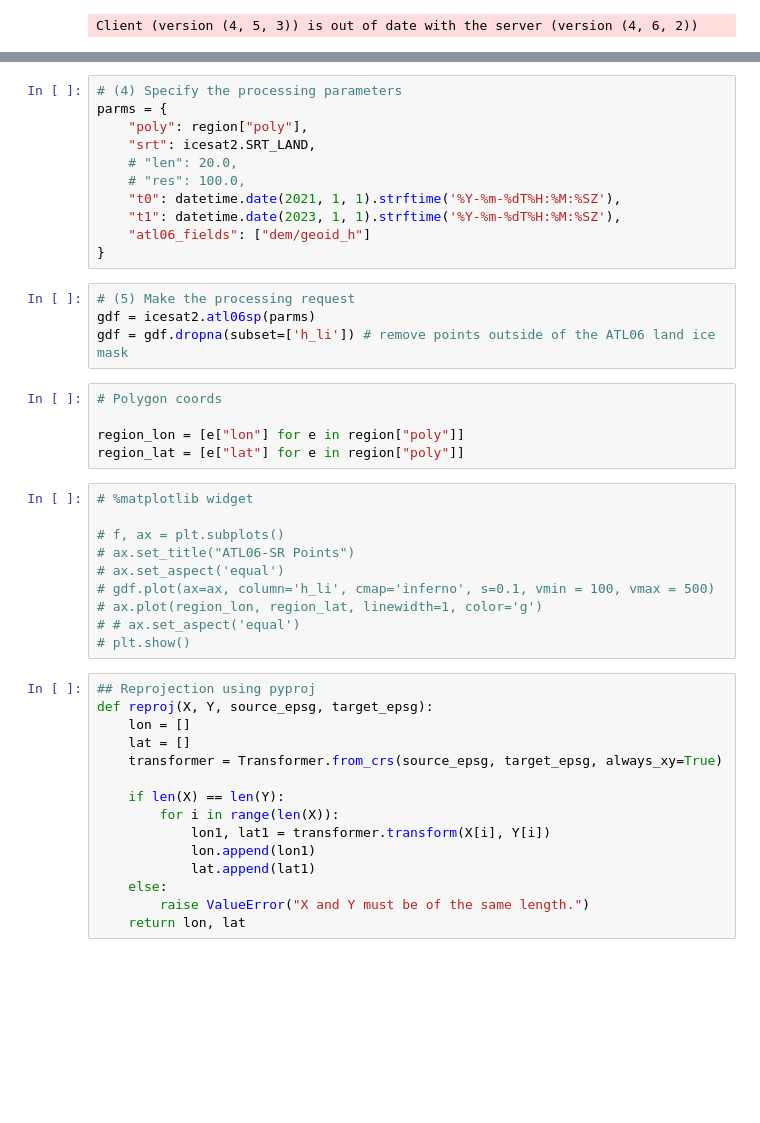
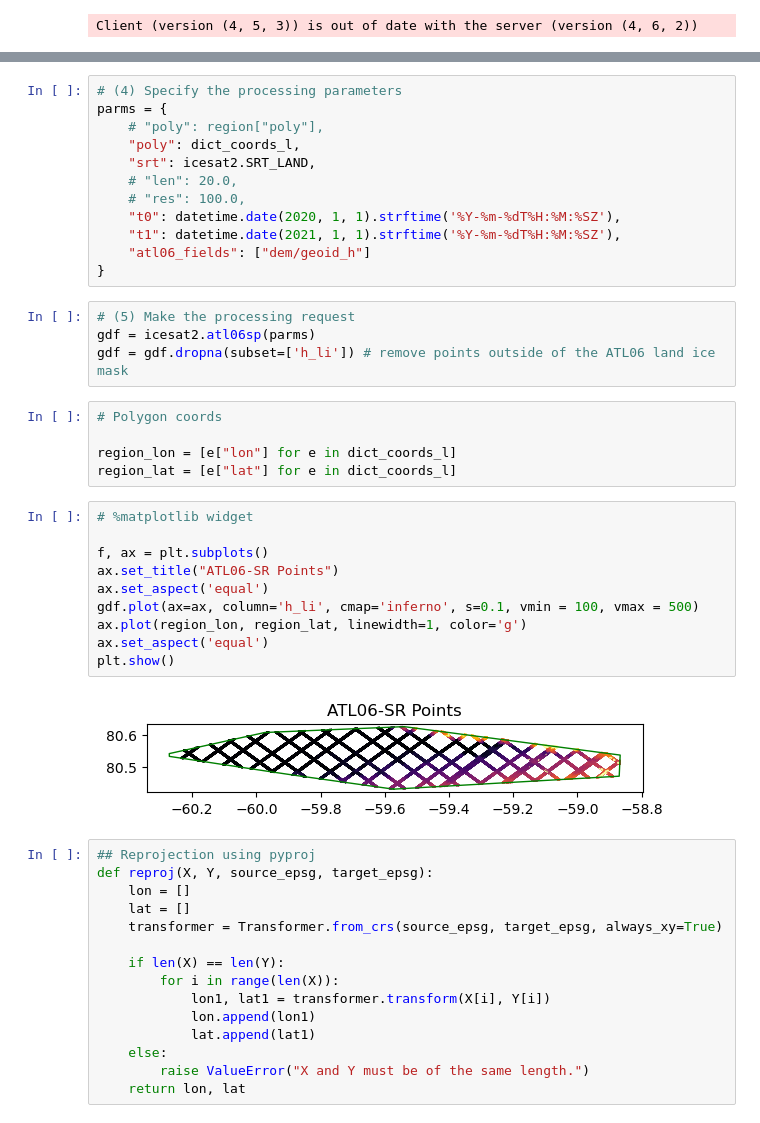
Before and after one commit to ICESAT-2HackWeek/GroundingLine-Greenland, a Jupyter notebook: contributors/Hui/SlideRule_IS2.ipynb, the cells around one changed output, grey strips where cells are left out. Saved outputs shown, nothing was run; the diff lists cells and outputs as text; blank space fills up the shorter version.

```diff
--- a/contributors/Hui/SlideRule_IS2.ipynb
+++ b/contributors/Hui/SlideRule_IS2.ipynb
@@ -26,12 +47,13 @@ region = sliderule.toregion("data/Glacier_polygons/Petermann.geojson");
 # %%
 # (4) Specify the processing parameters
 parms = {
-    "poly": region["poly"],
+    # "poly": region["poly"],
+    "poly": dict_coords_l,
     "srt": icesat2.SRT_LAND,
     # "len": 20.0,
     # "res": 100.0,
-    "t0": datetime.date(2021, 1, 1).strftime('%Y-%m-%dT%H:%M:%SZ'),
-    "t1": datetime.date(2023, 1, 1).strftime('%Y-%m-%dT%H:%M:%SZ'),
+    "t0": datetime.date(2020, 1, 1).strftime('%Y-%m-%dT%H:%M:%SZ'),
+    "t1": datetime.date(2021, 1, 1).strftime('%Y-%m-%dT%H:%M:%SZ'),
     "atl06_fields": ["dem/geoid_h"]
 }
 # %%
@@ -41,18 +63,20 @@ gdf = gdf.dropna(subset=['h_li']) # remove points outside of the ATL06 land ice
 # %%
 # Polygon coords
 
-region_lon = [e["lon"] for e in region["poly"]]
-region_lat = [e["lat"] for e in region["poly"]]
+region_lon = [e["lon"] for e in dict_coords_l]
+region_lat = [e["lat"] for e in dict_coords_l]
 # %%
 # %matplotlib widget
 
-# f, ax = plt.subplots()
-# ax.set_title("ATL06-SR Points")
-# ax.set_aspect('equal')
-# gdf.plot(ax=ax, column='h_li', cmap='inferno', s=0.1, vmin = 100, vmax = 500)
-# ax.plot(region_lon, region_lat, linewidth=1, color='g')
-# # ax.set_aspect('equal')
-# plt.show()
+f, ax = plt.subplots()
+ax.set_title("ATL06-SR Points")
+ax.set_aspect('equal')
+gdf.plot(ax=ax, column='h_li', cmap='inferno', s=0.1, vmin = 100, vmax = 500)
+ax.plot(region_lon, region_lat, linewidth=1, color='g')
+ax.set_aspect('equal')
+plt.show()
+# %% [output]
+[figure, added]
 # %%
 ## Reprojection using pyproj
 def reproj(X, Y, source_epsg, target_epsg):
```
Also changed, not shown: parts of 9 cells of this notebook, 1 other file.
